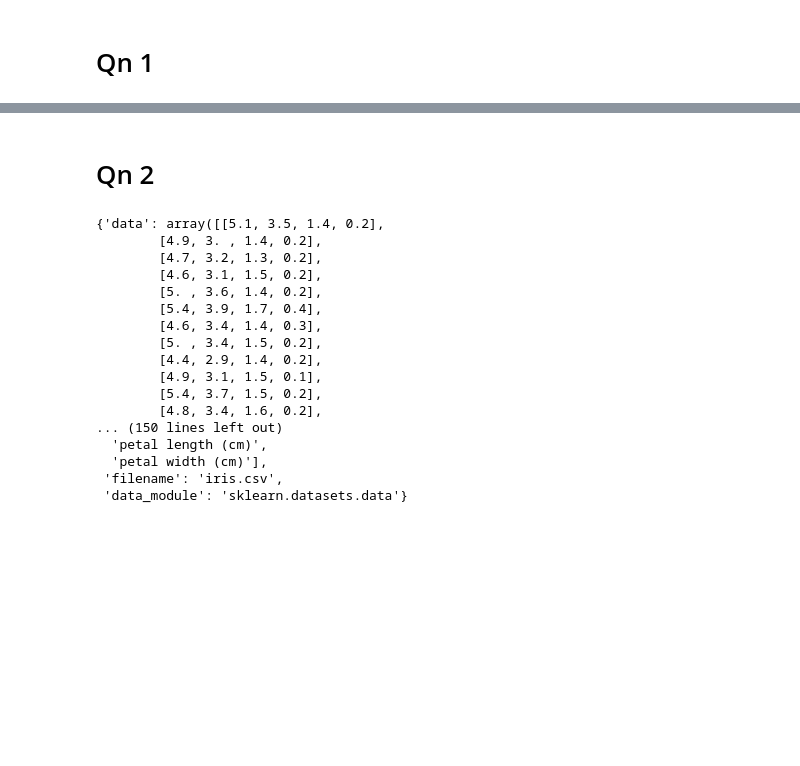
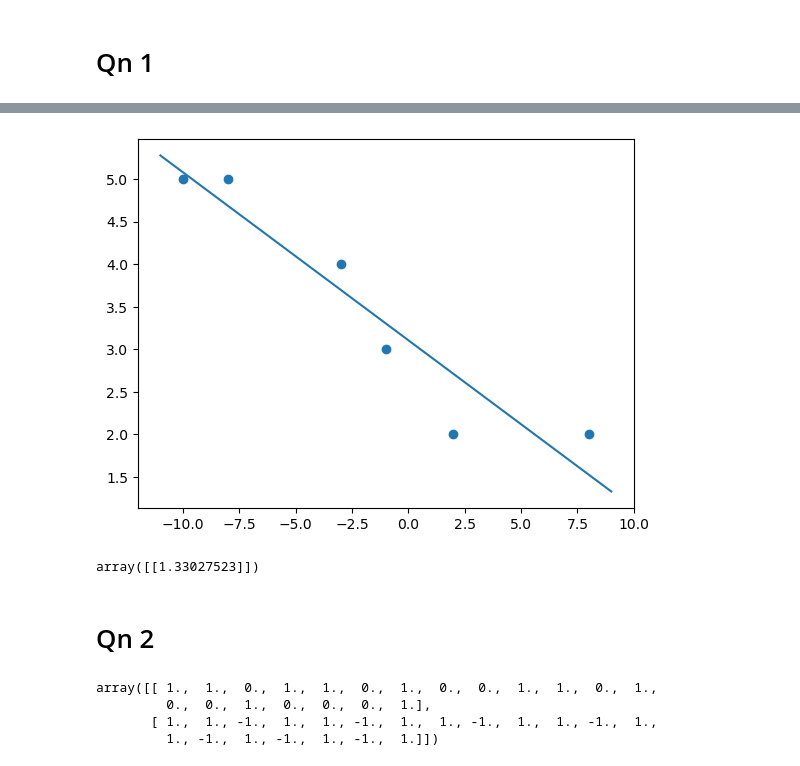
Before and after one commit to ginloy/EE2211, a Jupyter notebook: T6/t6.ipynb, the cells around one changed output, grey strips where cells are left out. Saved outputs shown, nothing was run; the diff lists cells and outputs as text; code cells hidden in the pictures; blank space fills up the shorter version.

```diff
--- a/T6/t6.ipynb
+++ b/T6/t6.ipynb
@@ -23,23 +20,17 @@ LinAlgError: Incompatible dimensions
+# %%
+model = PolyModel(x, y, 1)
+model.plot()
+model.predict(np.array([9]).reshape(-1, 1))
+# %% [output]
+[figure, added]
+array([[1.33027523]])
 # %% [markdown]
 # Qn 2
-# %%
-from sklearn.datasets import load_iris
-load_iris()
-# %% [output]
-{'data': array([[5.1, 3.5, 1.4, 0.2],
-        [4.9, 3. , 1.4, 0.2],
-        [4.7, 3.2, 1.3, 0.2],
-        [4.6, 3.1, 1.5, 0.2],
-        [5. , 3.6, 1.4, 0.2],
-        [5.4, 3.9, 1.7, 0.4],
-        [4.6, 3.4, 1.4, 0.3],
-        [5. , 3.4, 1.5, 0.2],
-        [4.4, 2.9, 1.4, 0.2],
-        [4.9, 3.1, 1.5, 0.1],
-        [5.4, 3.7, 1.5, 0.2],
-        [4.8, 3.4, 1.6, 0.2],
-... (150 lines left out)
-  'petal length (cm)',
-  'petal width (cm)'],
- 'filename': 'iris.csv',
- 'data_module': 'sklearn.datasets.data'}
+# %%
+x = np.array([1, 0, 1, 1, -1, 1]).reshape((2, 3))
+PolynomialFeatures(3).fit_transform(x)
+# %% [output]
+array([[ 1.,  1.,  0.,  1.,  1.,  0.,  1.,  0.,  0.,  1.,  1.,  0.,  1.,
+         0.,  0.,  1.,  0.,  0.,  0.,  1.],
+       [ 1.,  1., -1.,  1.,  1., -1.,  1.,  1., -1.,  1.,  1., -1.,  1.,
+         1., -1.,  1., -1.,  1., -1.,  1.]])
```
Also changed, not shown: parts of 16 cells of this notebook, 1 other file.
